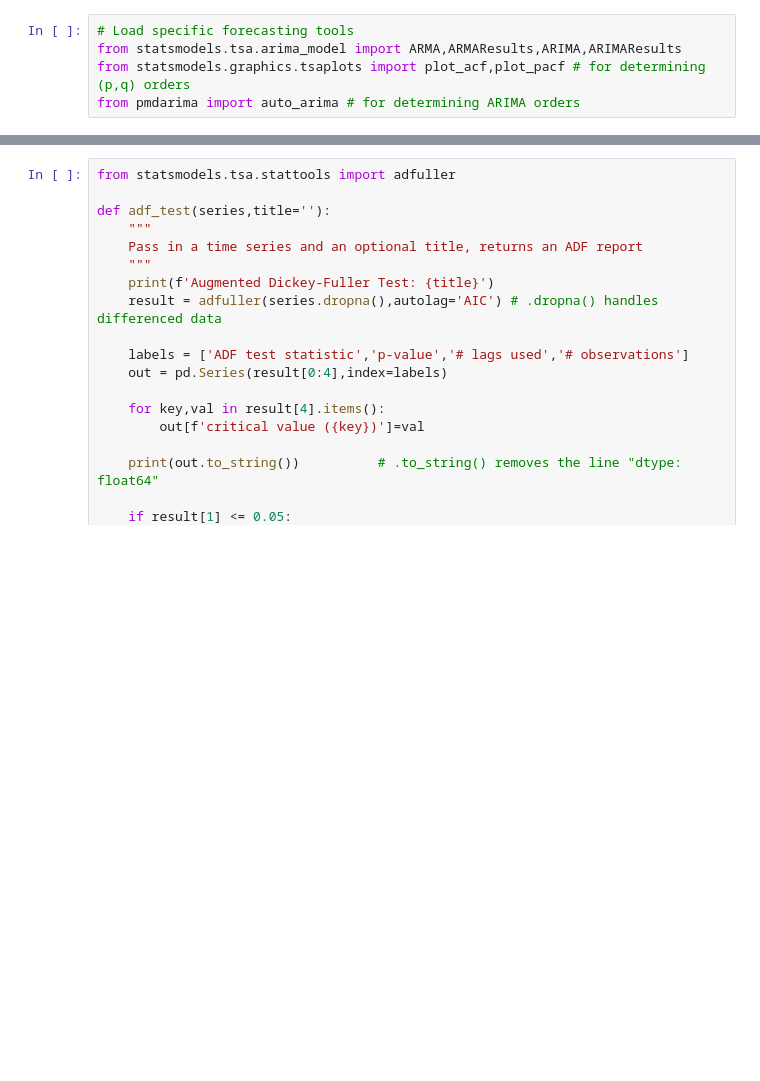
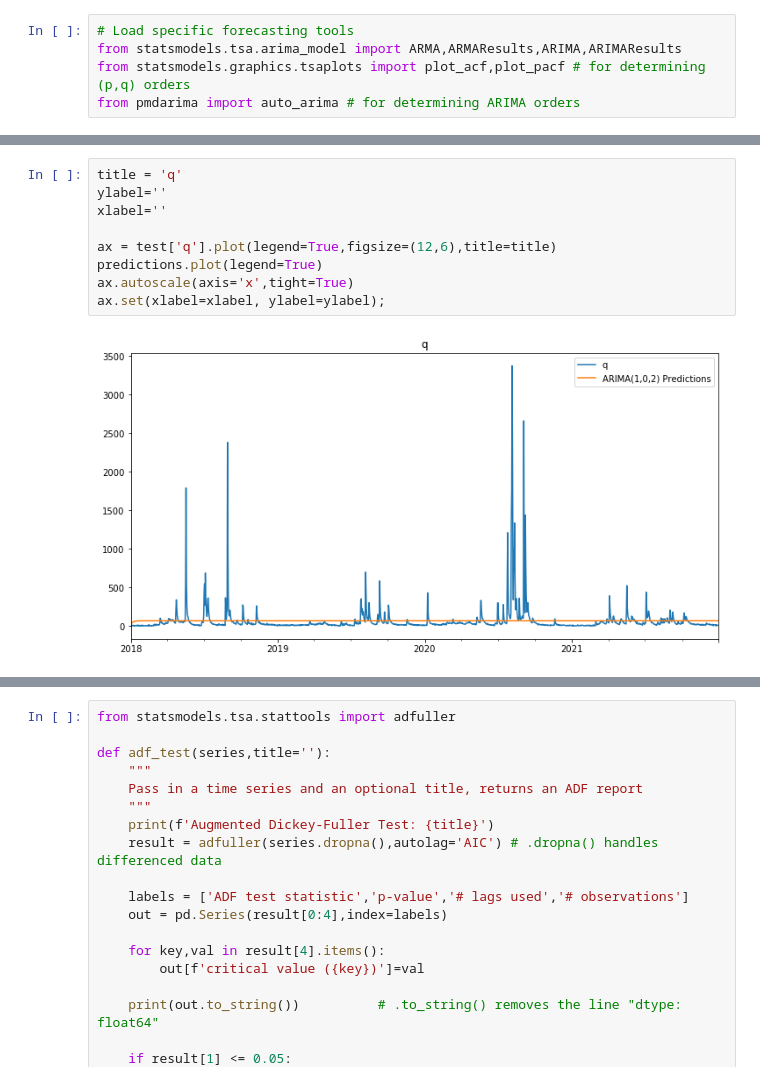
Before and after one commit to cocobyun/timeseries, a Jupyter notebook: Arima.ipynb, the cells around one changed output, grey strips where cells are left out. Saved outputs shown, nothing was run; the diff lists cells and outputs as text; blank space fills up the shorter version.

```diff
--- a/Arima.ipynb
+++ b/Arima.ipynb
@@ -96,0 +156,11 @@ ax.set(xlabel=xlabel, ylabel=ylabel);
+# %%
+title = 'q'
+ylabel=''
+xlabel=''
+
+ax = test['q'].plot(legend=True,figsize=(12,6),title=title)
+predictions.plot(legend=True)
+ax.autoscale(axis='x',tight=True)
+ax.set(xlabel=xlabel, ylabel=ylabel);
+# %% [output]
+[figure, added]
```
Also changed, not shown: parts of 20 cells of this notebook, 8 other files.
